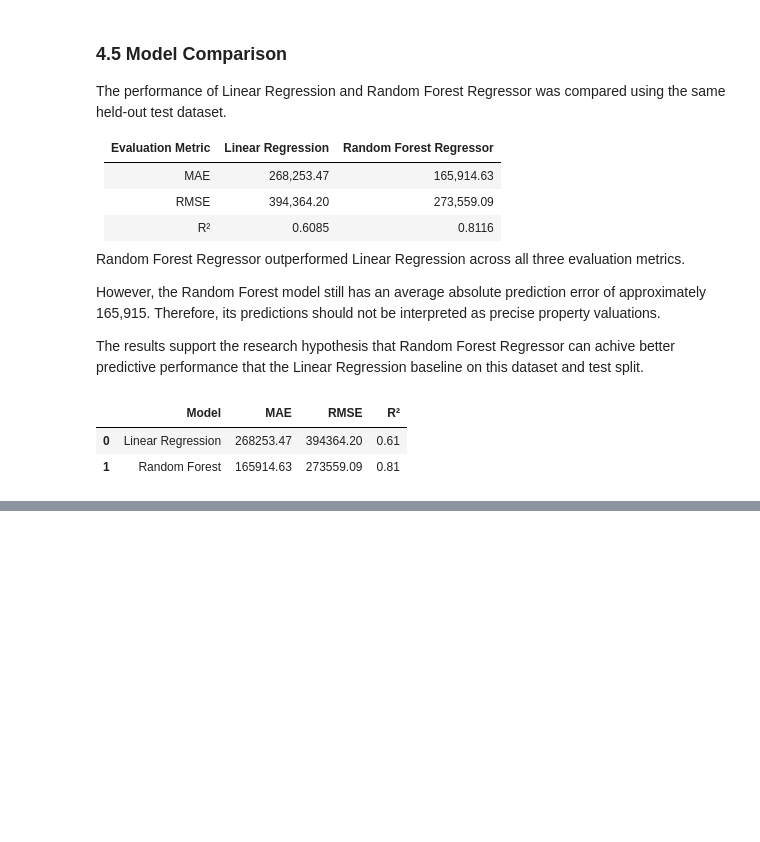
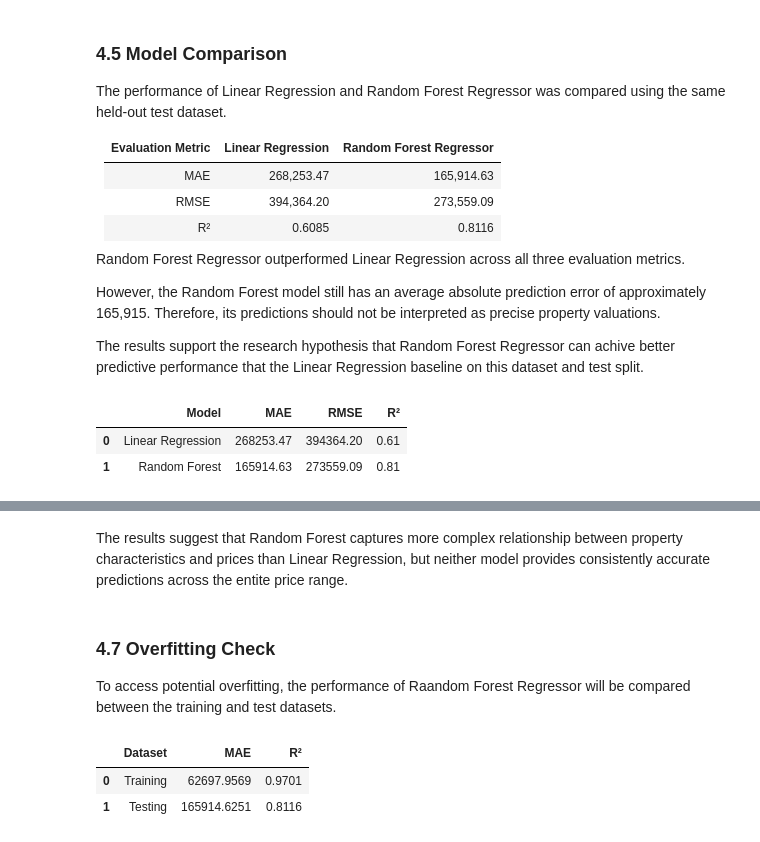
Before and after one commit to Badieiev/Data-Analytics-project-using-CRISP-DM, a Jupyter notebook: notebooks/CA2_CRISP_DM.ipynb, the cells around one changed output, grey strips where cells are left out. Saved outputs shown, nothing was run; the diff lists cells and outputs as text; code cells hidden in the pictures; blank space fills up the shorter version.

```diff
--- a/notebooks/CA2_CRISP_DM.ipynb
+++ b/notebooks/CA2_CRISP_DM.ipynb
@@ -747,0 +792,27 @@ display(comparison_df.round(2))
+# %% [markdown]
+The results suggest that Random Forest captures more complex relationship between property characteristics and prices than Linear Regression, but neither model provides consistently accurate predictions across the entite price range.
+# %% [markdown]
+### 4.7 Overfitting Check
+
+To access potential overfitting, the performance of Raandom Forest Regressor will be compared between the training and test datasets.
+# %%
+rf_train_pred = rf_model.predict(X_train)
+rf_test_pred = rf_model.predict(X_test)
+
+overfitting_check = pd.DataFrame({
+    'Dataset': ['Training', 'Testing'],
+    'MAE': [
+        mean_absolute_error(y_train, rf_train_pred),
+        mean_absolute_error(y_test, rf_test_pred)
+    ],
+    'R²': [
+        r2_score(y_train, rf_train_pred),
+        r2_score(y_test, rf_test_pred)
+    ]
+})
+
+display(overfitting_check.round(4))
+# %% [output]
+|  | Dataset | MAE | R² |
+| 0 | Training | 62697.9569 | 0.9701 |
+| 1 | Testing | 165914.6251 | 0.8116 |
```
Also changed, not shown: parts of 16 cells of this notebook.
